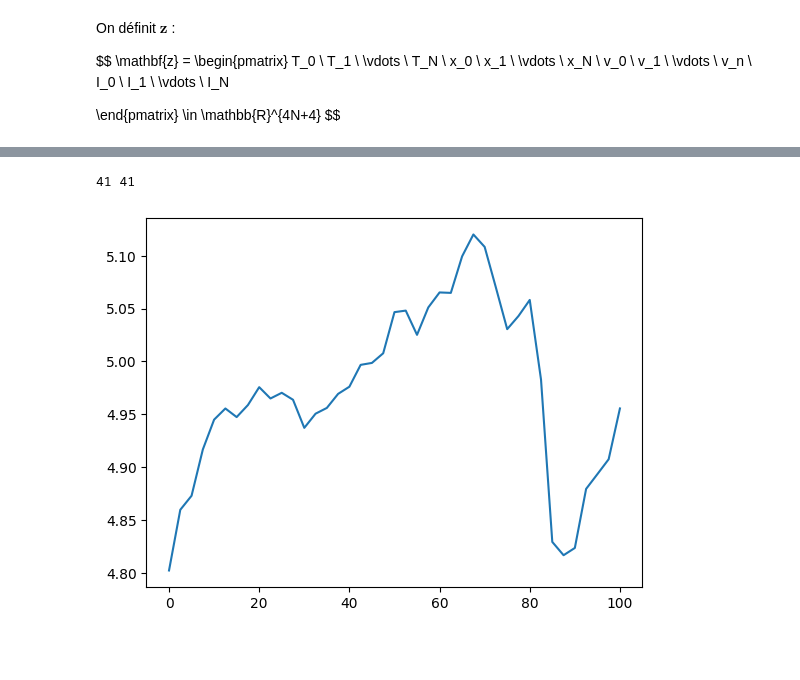
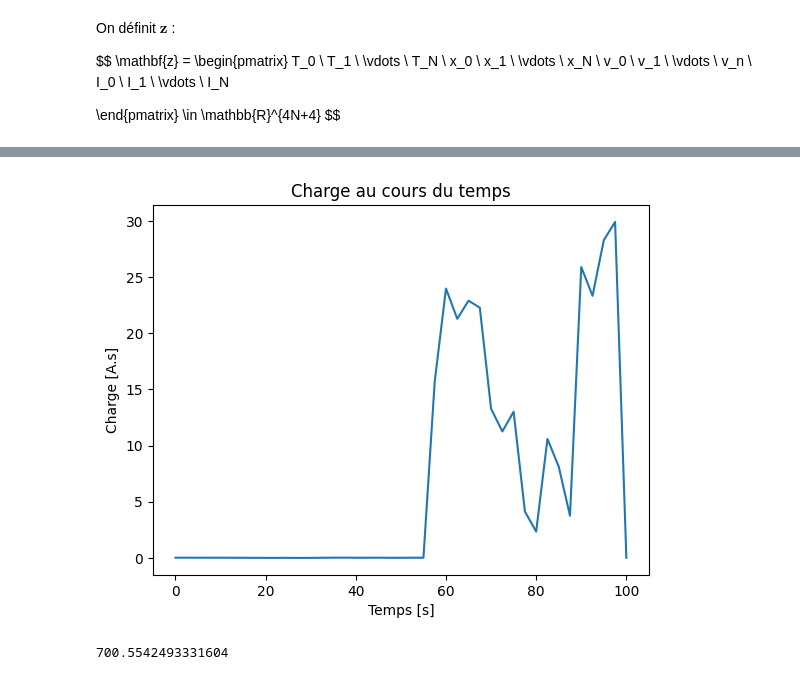
Before and after one commit to TLestanguet/OPTIMISATION, a Jupyter notebook: projet_opti.ipynb, the cells around one changed output, grey strips where cells are left out. Drawn from its saved outputs; the diff is of its cells as text; code cells hidden in the pictures; blank space fills up the shorter version.

```diff
--- a/projet_opti.ipynb
+++ b/projet_opti.ipynb
@@ -273,25 +307,48 @@ def c2(z):
     z = np.array(z)
     return z[2*N+3 : 3*N+3] - z[2*N+2 : 3*N+2] + deltat * ( alpha_1 - alpha_2 * z[2*N+2 : 3*N+2] + alpha_3 * z[3*N+3 : 4*N+3] + alpha_4 * z[0 : N] )
 
-def c3(z):
+def c3(z) :
+    return z[N+1] - x_0 #position initiale
+
+def c4(z) :
+    return z[2*N+1] - x_f #position finale
+
+def c5(z) :
+    return z[2*N+2] #vitesse initiale nulle
+
+def c6(z) :
+    return z[3*N+2] #vitesse finale nulle
+
+def c7(z):
     z = np.array(z)
-    return z[3*N+3 : 4*N+4] - I_M
+    return I_M - z[3*N+3 : 4*N+4]
 
-def c4(z):
+def c8(z):
     z = np.array(z)
-    return - z[3*N+3 : 4*N+4]
+    return  z[3*N+3 : 4*N+4]
 
-def c5(z):
+def c9(z):
     z = np.array(z)
-    return deltat * np.sum(z[3*N+3 : 4*N+4]) - Q_bat
+    return Q_bat - deltat * np.sum(z[3*N+3 : 4*N+4])
 
-contraintes = ({'type' : 'eq', 'fun' : c1}, {'type' : 'eq', 'fun' : c2}, {'type' : 'ineq', 'fun' : c3}, {'type' : 'ineq', 'fun' : c4}, {'type' : 'ineq', 'fun' : c5})
+def c10(z) :
+    return z[2*N+2 : 3*N+3] # vitesse positive
+
+def c11(z) :
+    return z[3*N+3 : 4*N+4] #couple positif
+
+
+contraintes = ({'type' : 'eq', 'fun' : c1}, {'type' : 'eq', 'fun' : c2}, {'type' : 'eq', 'fun' : c3}, {'type' : 'eq', 'fun' : c4},
+               {'type' : 'eq', 'fun' : c5}, {'type' : 'eq', 'fun' : c6}, {'type' : 'ineq', 'fun' : c7}, {'type' : 'ineq', 'fun' : c8},
+               {'type' : 'ineq', 'fun' : c9}, {'type' : 'ineq', 'fun' : c10}, {'type' : 'ineq', 'fun' : c11})
 # %%
 T = 100
 deltat = 2.5
 N = int(T/deltat)
 Q_bat = 700
 I_M = 30
+x_0 = 0
+x_f = 500
 alpha_1, alpha_2, alpha_3, alpha_4 = alpha
 
 #Choix des variables initiales :
@@ -312,9 +369,14 @@ couple_sol = sol.x[0:N+1]
 position_sol = sol.x[N+1:2*N+2]
 vitesse_sol = sol.x[2*N+2:3*N+3]
 intensite_sol = sol.x[3*N+3:4*N+4]
-
-plt.plot(temps, vitesse_sol)
-plt.show()
-# %% [output]
-41 41
-[figure, removed]
+# %%
+plt.plot(temps, intensite_sol)
+plt.title('Charge au cours du temps')
+plt.xlabel('Temps [s]')
+plt.ylabel('Charge [A.s]')
+plt.show()
+
+print(deltat*np.sum(intensite_sol))
+# %% [output]
+[figure, added]
+700.5542493331604
```
Also changed, not shown: parts of 4 cells of this notebook.
